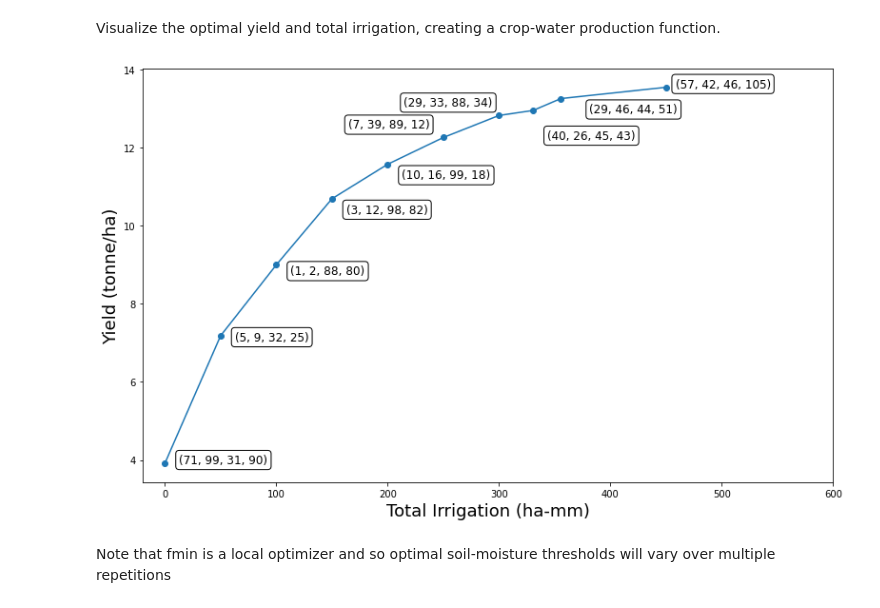
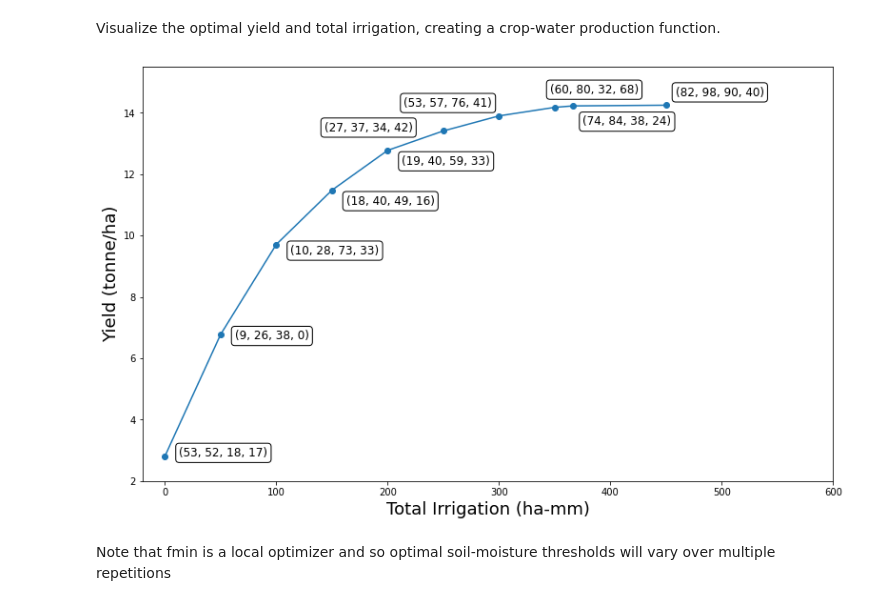
Before and after one commit to aquacropos/aquacrop, a Jupyter notebook: tutorials/AquaCrop_OSPy_Notebook_3.ipynb, the cells around one changed output. Saved outputs shown, nothing was run; the diff lists cells and outputs as text; code cells hidden in the pictures.

```diff
--- a/tutorials/AquaCrop_OSPy_Notebook_3.ipynb
+++ b/tutorials/AquaCrop_OSPy_Notebook_3.ipynb
@@ -67,7 +67,7 @@ def evaluate(smts,max_irr_season,test=False):
     funciton to run model and calculate reward (yield) for given set of soil moisture targets
     """
     # run model
-    out = run_model(smts,max_irr_season,year1=2010,year2=2018)
+    out = run_model(smts,max_irr_season,year1=2016,year2=2018)
     # get yields and total irrigation
     yld = out['Yield (tonne/ha)'].mean()
     tirr = out['Seasonal irrigation (mm)'].mean()
@@ -113,7 +113,7 @@ Define `optimize` that uses the `scipy.optimize.fmin` optimization package to fi
 # %%
 from scipy.optimize import fmin
 
-def optimize(num_smts,max_irr_season,num_searches=50):
+def optimize(num_smts,max_irr_season,num_searches=100):
     """
     optimize thresholds to be profit maximising
     """
@@ -155,29 +155,31 @@ Visualize the optimal yield and total irrigation, creating a crop-water producti
 # %%
 # import plotting library
 import matplotlib.pyplot as plt
 
 # create plot
 fig,ax=plt.subplots(1,1,figsize=(13,8))
 
 # plot results
 ax.scatter(tirr_list,yld_list)
 ax.plot(tirr_list,yld_list)
 
 # labels
 ax.set_xlabel('Total Irrigation (ha-mm)',fontsize=18)
 ax.set_ylabel('Yield (tonne/ha)',fontsize=18)
 ax.set_xlim([-20,600])
+ax.set_ylim([2,15.5])
 
 # annotate with optimal thresholds
 bbox = dict(boxstyle="round",fc="1")
-offset = [15,15,15, 15,15,-100,-100,  15, 30,10]
-yoffset= [0,-5,-10,-15, -15,  10,  10,-30, -15,0]
+offset = [15,15,15, 15,15,-125,-100,  -5, 10,10]
+yoffset= [0,-5,-10,-15, -15,  0,  10,15, -20,10]
 for i,smt in enumerate(opt_smts):
+    smt=smt.clip(0,100)
     ax.annotate('(%.0f, %.0f, %.0f, %.0f)'%(smt[0],smt[1],smt[2],smt[3]),
                 (tirr_list[i], yld_list[i]), xytext=(offset[i], yoffset[i]), textcoords='offset points',
                 bbox=bbox,fontsize=12)
 # %% [output]
-[figure, old version]
+[figure, new version]
 # %% [markdown]
 Note that fmin is a local optimizer and so optimal soil-moisture thresholds will vary over multiple repetitions
 # %% [markdown]
```
Also changed, not shown: parts of 5 cells of this notebook, 11 other files.
